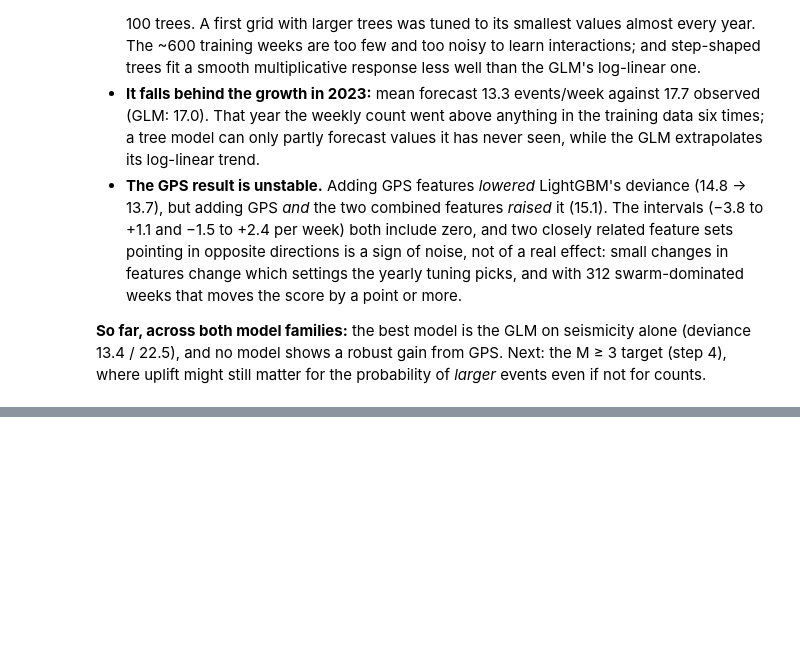
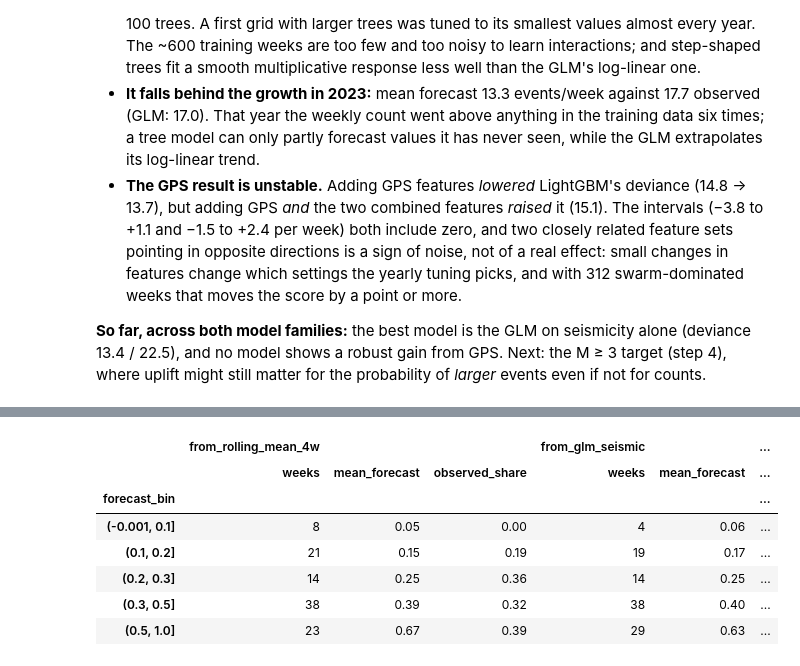
Before and after one commit to PatrickBolton/flegrei-seismicity, a Jupyter notebook: notebooks/04_models.ipynb, the cells around one changed output, grey strips where cells are left out. Cells and saved outputs as stored; diff of their text form; code cells hidden in the pictures; blank space fills up the shorter version.

```diff
--- a/notebooks/04_models.ipynb
+++ b/notebooks/04_models.ipynb
@@ -386,0 +462,13 @@ pd.DataFrame({"observed": test["count"], "glm_seismic": count_forecasts["glm_sei
+# %%
+# Calibration in 2024-2025: mean forecast against how often an M >= 3 happened.
+pd.concat({name: calibration_table(test["has_large"][late], prob_forecasts[name][late], bins=(0, 0.1, 0.2, 0.3, 0.5, 1.0))
+           for name in ["from_rolling_mean_4w", "from_glm_seismic", "logit_seismic"]}, axis=1).round(2)
+# %% [output]
+|  | from_rolling_mean_4w |  |  | from_glm_seismic |  | ... |
+|  | weeks | mean_forecast | observed_share | weeks | mean_forecast | ... |
+| forecast_bin |  |  |  |  |  | ... |
+| (-0.001, 0.1] | 8 | 0.05 | 0.00 | 4 | 0.06 | ... |
+| (0.1, 0.2] | 21 | 0.15 | 0.19 | 19 | 0.17 | ... |
+| (0.2, 0.3] | 14 | 0.25 | 0.36 | 14 | 0.25 | ... |
+| (0.3, 0.5] | 38 | 0.39 | 0.32 | 38 | 0.40 | ... |
+| (0.5, 1.0] | 23 | 0.67 | 0.39 | 29 | 0.63 | ... |
```
Also changed, not shown: parts of 4 cells of this notebook, 1 other file.
